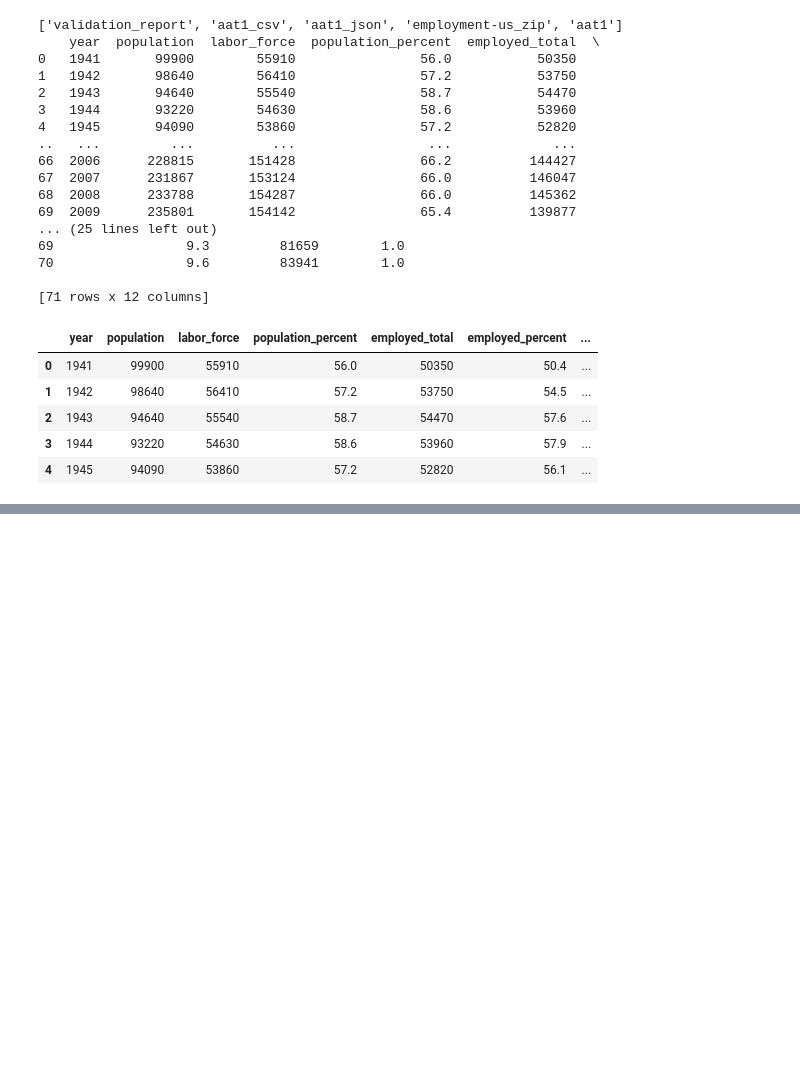
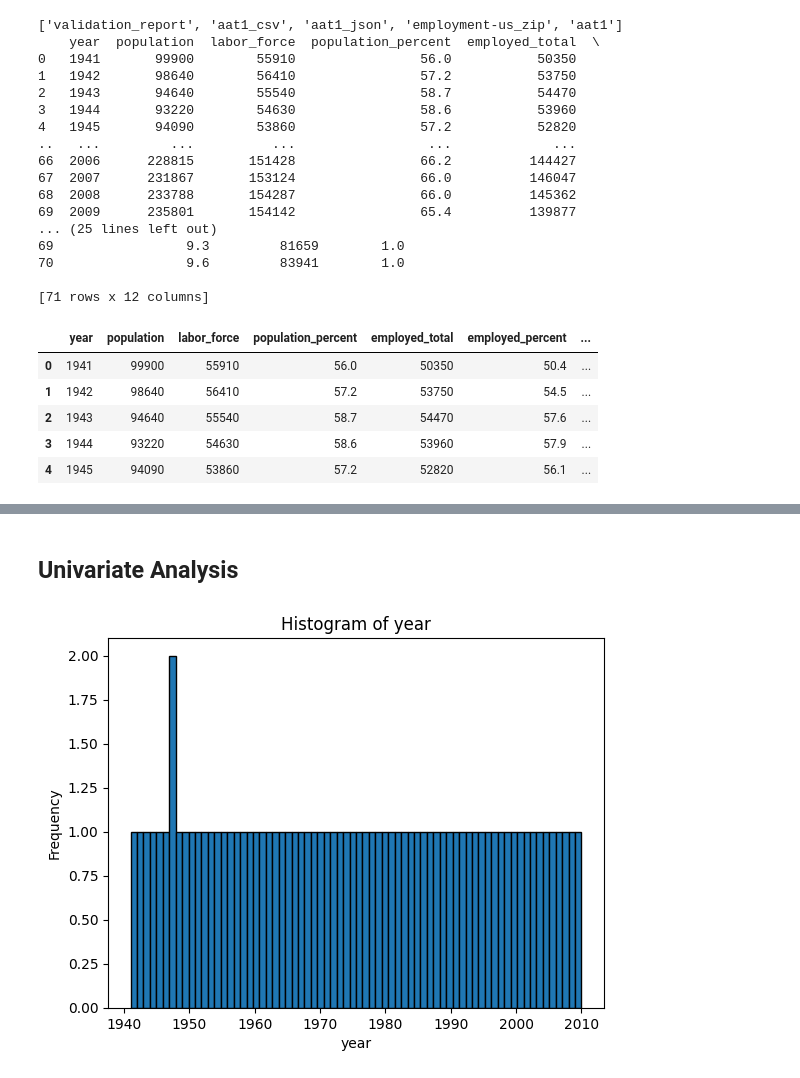
Before and after one commit to JinnOppa/Crime-Rate-LA, a Jupyter notebook: Analysis.ipynb, the cells around one changed output, grey strips where cells are left out. Drawn from its saved outputs; the diff is of its cells as text; code cells hidden in the pictures; blank space fills up the shorter version.

Commit message:
EDA process with univariate Analysis

```diff
--- a/Analysis.ipynb
+++ b/Analysis.ipynb
@@ -40,0 +72,2 @@ data.head()
+# %% [markdown]
+## Univariate Analysis
@@ -40,0 +76,9 @@ data.head()
+# %%
+column_to_analyze = 'year'
+plt.hist(data[column_to_analyze], bins=70, edgecolor='black')  # Adjust the number of bins as needed
+plt.xlabel('{}'.format(column_to_analyze))
+plt.ylabel('Frequency')
+plt.title('Histogram of {}'.format(column_to_analyze))
+plt.show()
+# %% [output]
+[figure, added]
```
Also changed, not shown: parts of 17 cells of this notebook.
